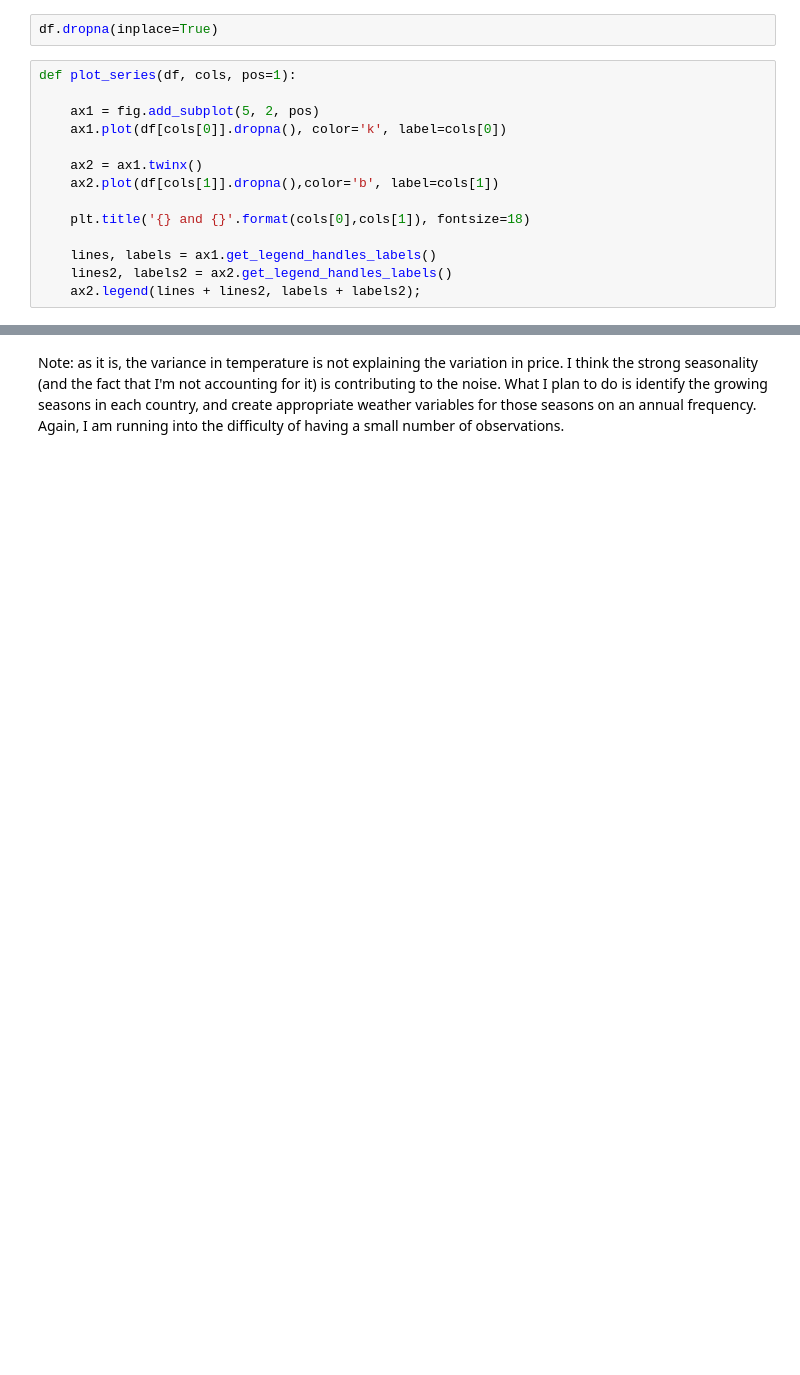
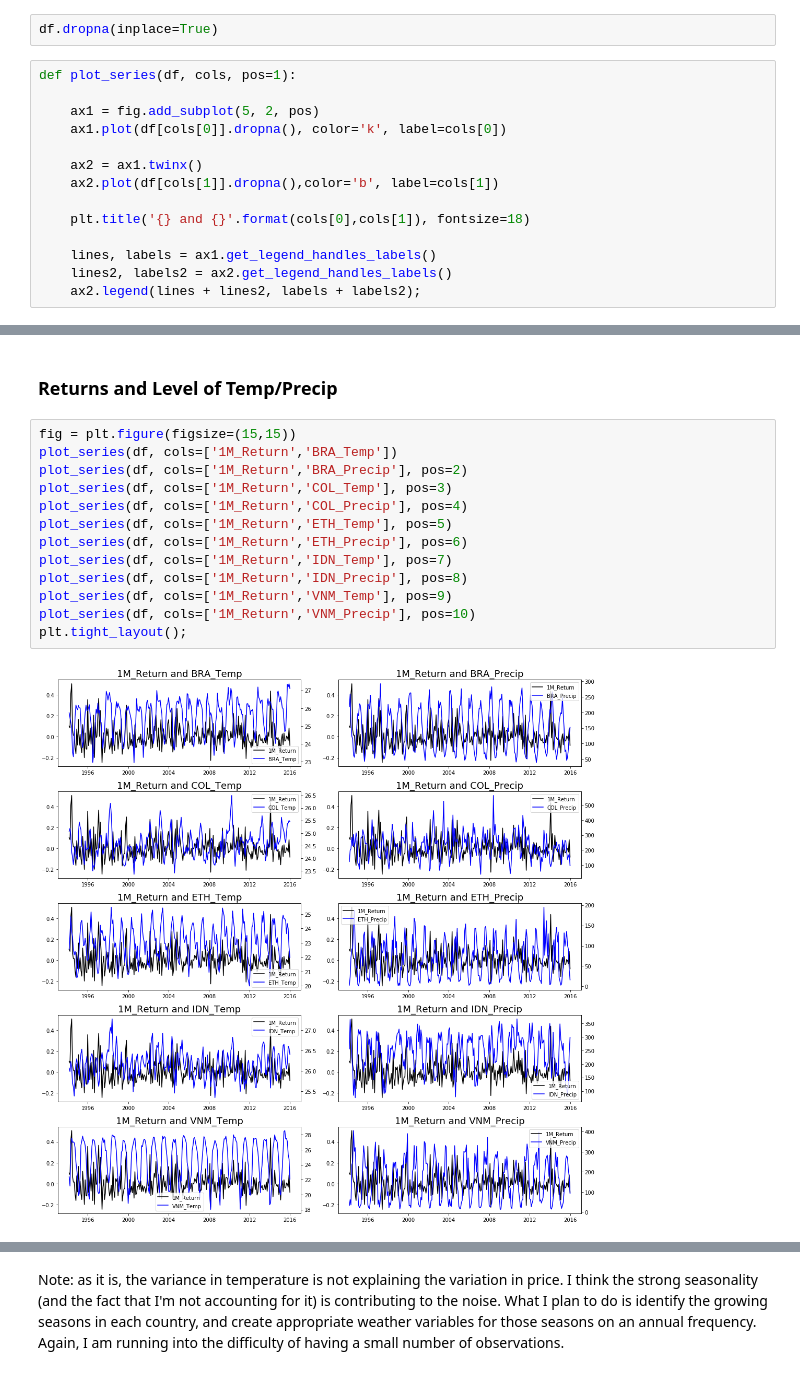
Before and after one commit to mattg12/Coffee-Futures-Market-Analysis, a Jupyter notebook: notebooks/Coffee Futures Market Analysis - EDA Notebook (3).ipynb, the cells around one changed output, grey strips where cells are left out. Saved outputs shown, nothing was run; the diff lists cells and outputs as text; blank space fills up the shorter version.

```diff
--- a/notebooks/Coffee Futures Market Analysis - EDA Notebook (3).ipynb
+++ b/notebooks/Coffee Futures Market Analysis - EDA Notebook (3).ipynb
@@ -99,0 +122,17 @@ plt.tight_layout();
+# %% [markdown]
+### Returns and Level of Temp/Precip
+# %%
+fig = plt.figure(figsize=(15,15))
+plot_series(df, cols=['1M_Return','BRA_Temp'])
+plot_series(df, cols=['1M_Return','BRA_Precip'], pos=2)
+plot_series(df, cols=['1M_Return','COL_Temp'], pos=3)
+plot_series(df, cols=['1M_Return','COL_Precip'], pos=4)
+plot_series(df, cols=['1M_Return','ETH_Temp'], pos=5)
+plot_series(df, cols=['1M_Return','ETH_Precip'], pos=6)
+plot_series(df, cols=['1M_Return','IDN_Temp'], pos=7)
+plot_series(df, cols=['1M_Return','IDN_Precip'], pos=8)
+plot_series(df, cols=['1M_Return','VNM_Temp'], pos=9)
+plot_series(df, cols=['1M_Return','VNM_Precip'], pos=10)
+plt.tight_layout();
+# %% [output]
+[figure, added]
```
Also changed, not shown: parts of 9 cells of this notebook.
